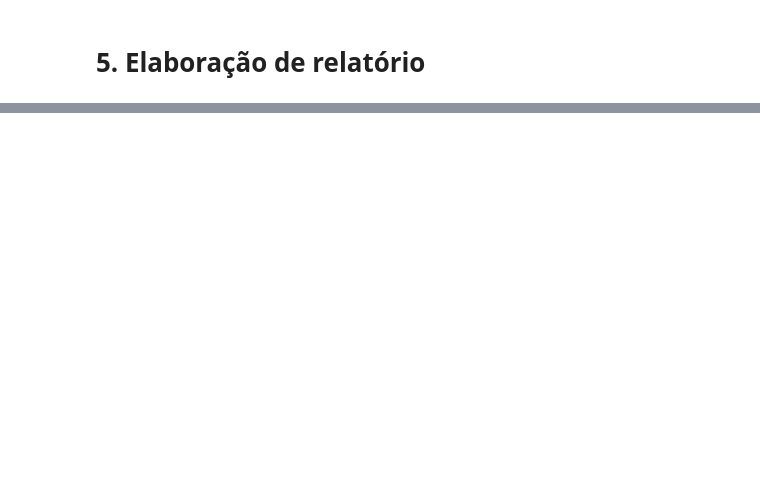
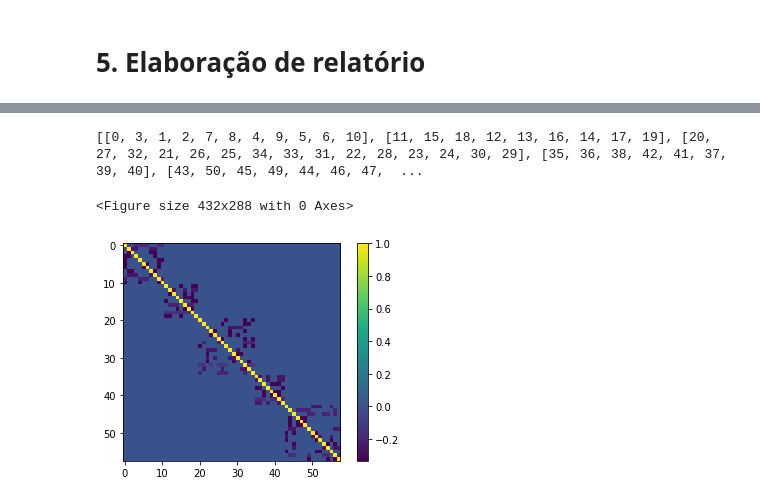
Before and after one commit to cabraile/SME_5720, a Jupyter notebook: notebooks/Projeto.ipynb, the cells around one changed output, grey strips where cells are left out. Saved outputs shown, nothing was run; the diff lists cells and outputs as text; code cells hidden in the pictures; blank space fills up the shorter version.

```diff
--- a/notebooks/Projeto.ipynb
+++ b/notebooks/Projeto.ipynb
@@ -348,2 +379,5 @@ draw_windows(clusters, X_final, points_dims, points[:,4], n_groups, size_groups)
 # %% [markdown]
 # 5. Elaboração de relatório
+# %%
+X = points_pos
+scatter(X[:,0], X[:,1])
@@ -349,0 +387,11 @@ draw_windows(clusters, X_final, points_dims, points[:,4], n_groups, size_groups)
+# %%
+G = laplacian_graph(X)
+clf()
+fig, ax = subplots()
+aa = ax.imshow(G)
+cbar = fig.colorbar(aa)
+print(get_unconnected_components(G))
+# %% [output]
+[[0, 3, 1, 2, 7, 8, 4, 9, 5, 6, 10], [11, 15, 18, 12, 13, 16, 14, 17, 19], [20, 27, 32, 21, 26, 25, 34, 33, 31, 22, 28, 23, 24, 30, 29], [35, 36, 38, 42, 41, 37, 39, 40], [43, 50, 45, 49, 44, 46, 47,  ...
+<Figure size 432x288 with 0 Axes>
+[figure, added]
```
Also changed, not shown: parts of 9 cells of this notebook.
